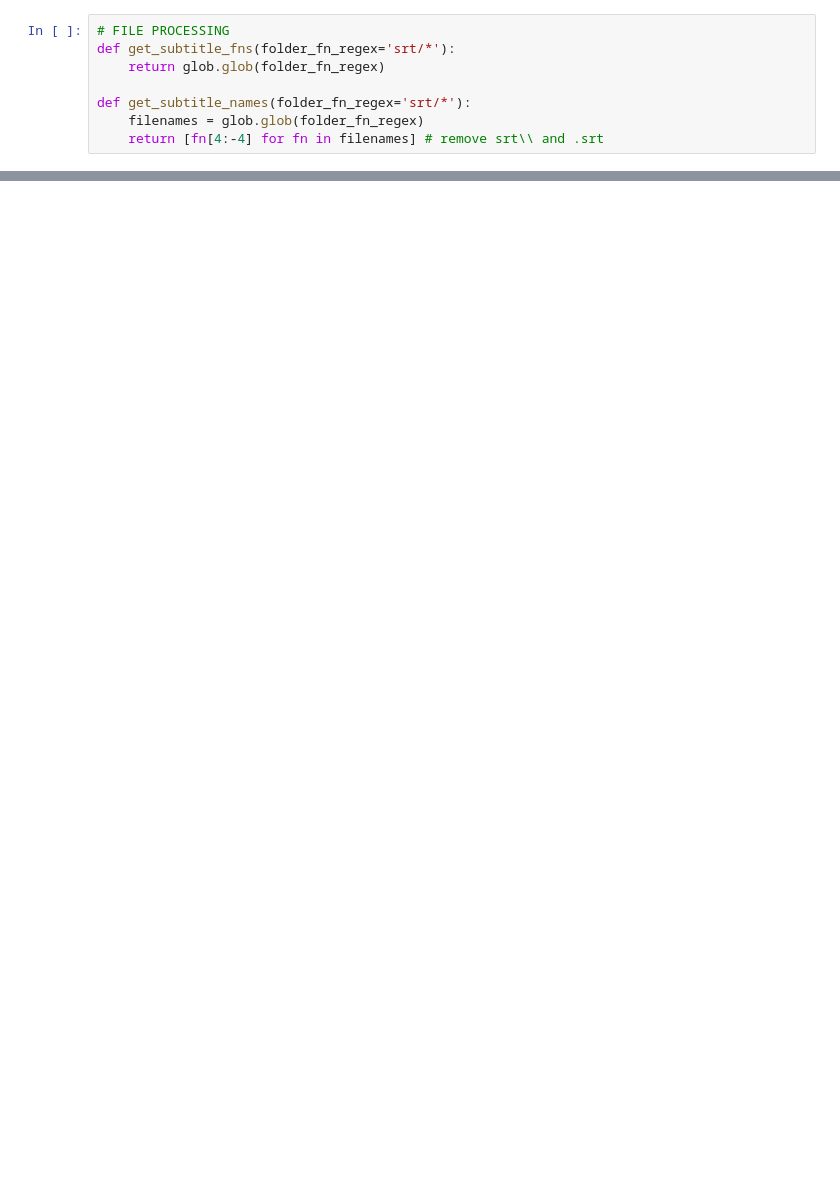
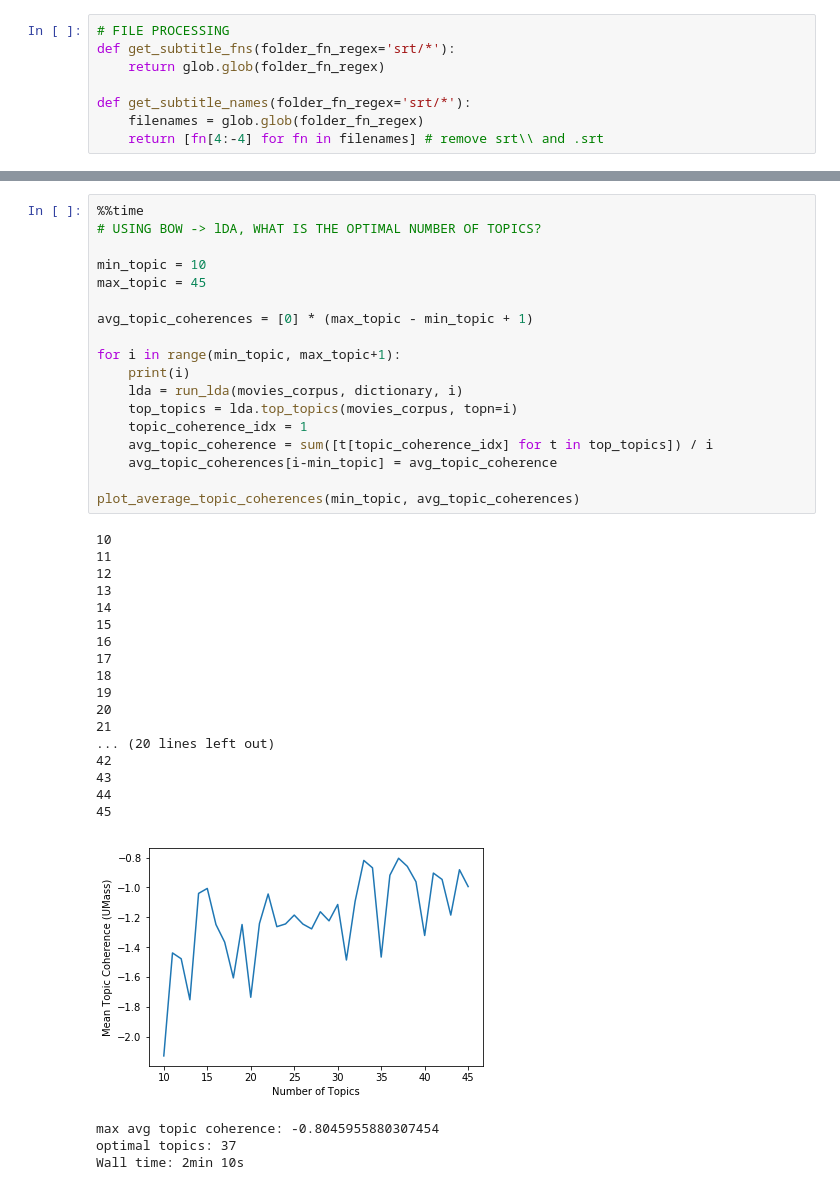
Before and after one commit to uabinf/nlp-group-project-2018-movie-similarity, a Jupyter notebook: movies.ipynb, the cells around one changed output, grey strips where cells are left out. Cells and saved outputs as stored; diff of their text form; blank space fills up the shorter version.

```diff
--- a/movies.ipynb
+++ b/movies.ipynb
@@ -195,0 +219,40 @@ Wall time: 8.08 s
+# %%
+%%time
+# USING BOW -> lDA, WHAT IS THE OPTIMAL NUMBER OF TOPICS?
+
+min_topic = 10
+max_topic = 45
+
+avg_topic_coherences = [0] * (max_topic - min_topic + 1)
+
+for i in range(min_topic, max_topic+1):
+    print(i)
+    lda = run_lda(movies_corpus, dictionary, i)
+    top_topics = lda.top_topics(movies_corpus, topn=i)
+    topic_coherence_idx = 1
+    avg_topic_coherence = sum([t[topic_coherence_idx] for t in top_topics]) / i
+    avg_topic_coherences[i-min_topic] = avg_topic_coherence
+
+plot_average_topic_coherences(min_topic, avg_topic_coherences)
+# %% [output]
+10
+11
+12
+13
+14
+15
+16
+17
+18
+19
+20
+21
+... (20 lines left out)
+42
+43
+44
+45
+[figure, added]
+max avg topic coherence: -0.8045955880307454
+optimal topics: 37
+Wall time: 2min 10s
```
Also changed, not shown: parts of 9 cells of this notebook, 5 other files.
